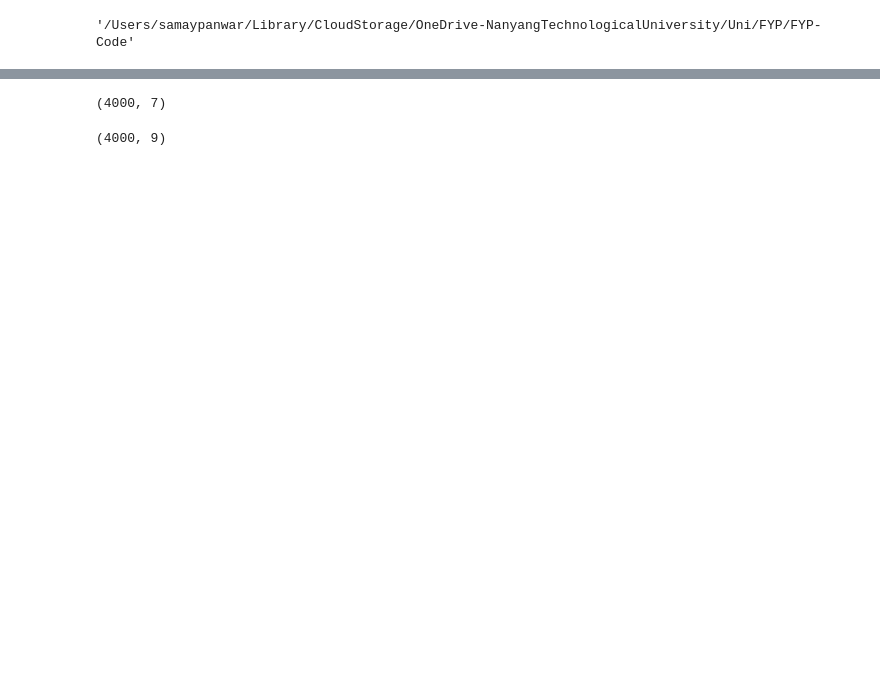
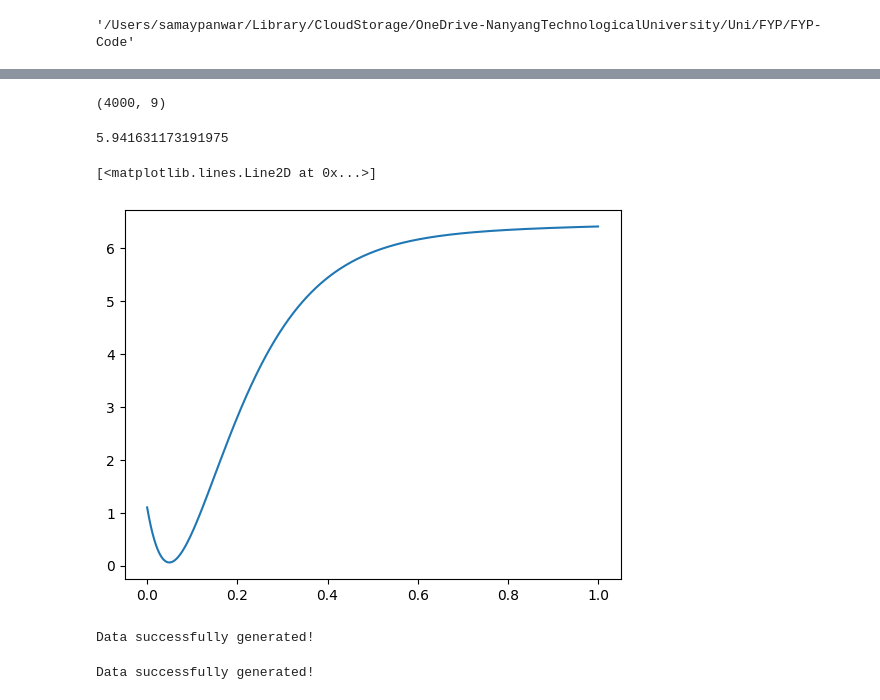
Before and after one commit to samaypanwar/FYP-Code, a Jupyter notebook: notebooks/test.ipynb, the cells around one changed output, grey strips where cells are left out. Cells and saved outputs as stored; diff of their text form; code cells hidden in the pictures; blank space fills up the shorter version.

```diff
--- a/notebooks/test.ipynb
+++ b/notebooks/test.ipynb
@@ -101,7 +107,6 @@ params_range_train, params_range_test, price_train, price_test = model.load_data
 # %%
-model.calibrate(model = pointwise_models, prices = price_test, parameters = params_range_test[1])
+model.calibrate(model = pointwise_models, prices = price_test, parameters = params_range_test[1], parameterization = parameterization
+                )
-# %% [output]
-(4000, 7)
 # %%
 params_range_test.s
 # %% [output]
@@ -108,0 +116,19 @@ params_range_test.s
+# %%
+sc = SvenssonCurve(parameters = [6.6, -5, -100, 10, -0.5, 1])
+# %%
+sc.calculate_average_integral_curve(0, 3)
+# %% [output]
+5.941631173191975
+# %%
+y = []
+import numpy as np
+x = np.linspace(0, 1, 1001)
+for i in x:
+  y.append(sc(i))
+
+import matplotlib.pyplot as plt
+
+plt.plot(x, y)
+# %% [output]
+[<matplotlib.lines.Line2D at 0x...>]
+[figure, added]
@@ -108,0 +137,8 @@ params_range_test.s
+# %%
+generate_grid_data(parameterization = 'svensson')
+# %% [output]
+Data successfully generated!
+# %%
+generate_pointwise_data(parameterization = 'svensson')
+# %% [output]
+Data successfully generated!
```
Also changed, not shown: parts of 11 cells of this notebook, 24 other files.
